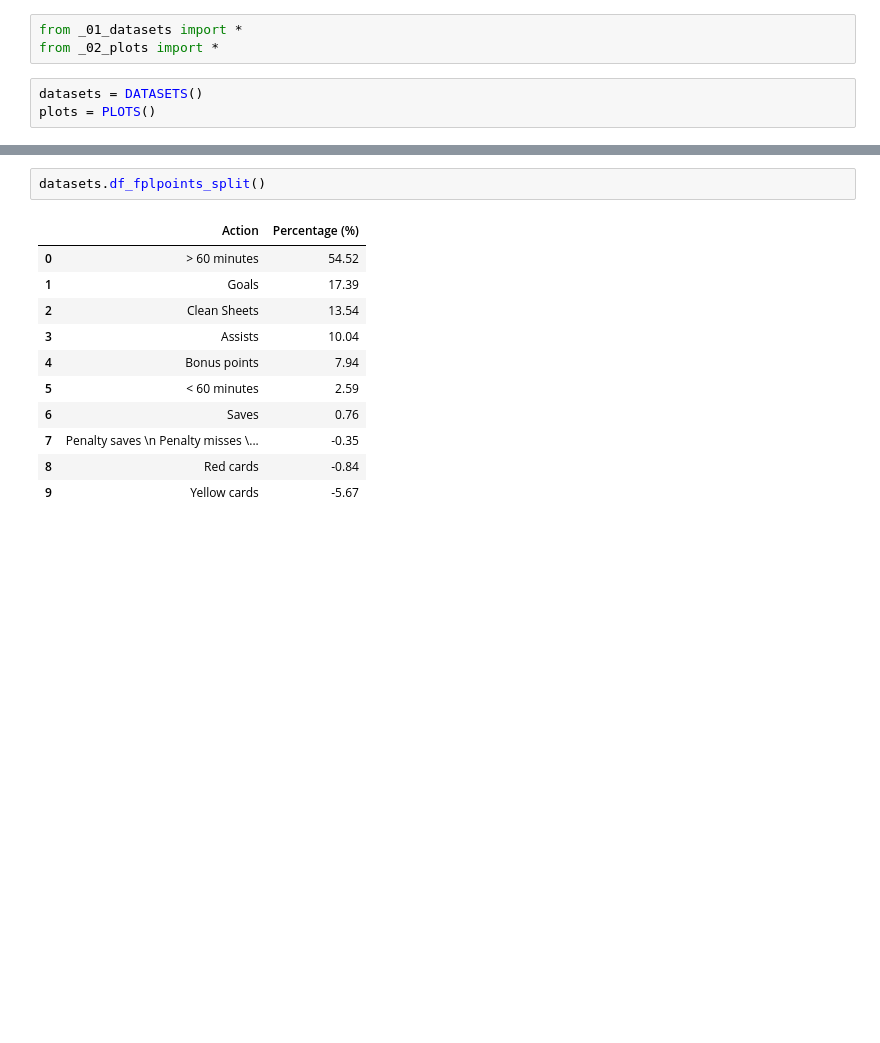
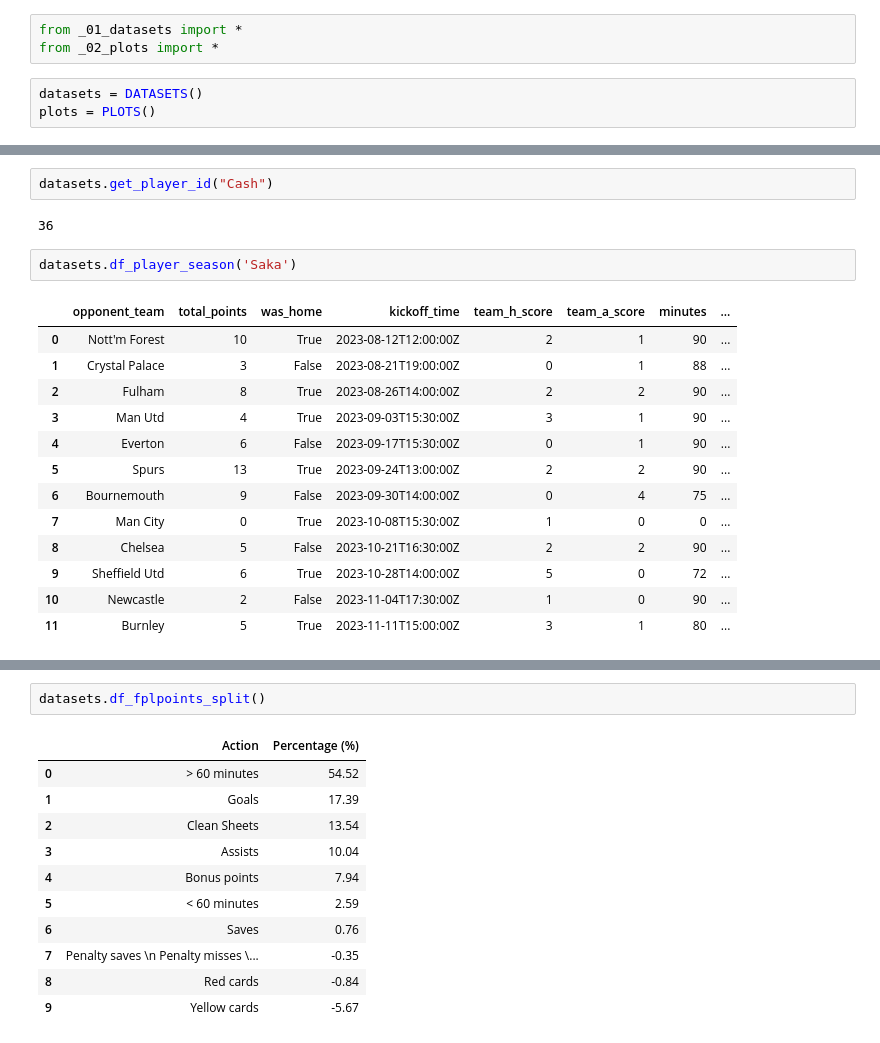
Before and after one commit to JedrzejSarna/fpl_analysis, a Jupyter notebook: _00_testing.ipynb, the cells around one changed output, grey strips where cells are left out. Saved outputs shown, nothing was run; the diff lists cells and outputs as text; blank space fills up the shorter version.

```diff
--- a/_00_testing.ipynb
+++ b/_00_testing.ipynb
@@ -62,0 +51,20 @@ datasets.teams_dataset
+# %%
+datasets.get_player_id("Cash")
+# %% [output]
+36
+# %%
+datasets.df_player_season('Saka')
+# %% [output]
+|  | opponent_team | total_points | was_home | kickoff_time | team_h_score | team_a_score | minutes | ... |
+| 0 | Nott'm Forest | 10 | True | 2023-08-12T12:00:00Z | 2 | 1 | 90 | ... |
+| 1 | Crystal Palace | 3 | False | 2023-08-21T19:00:00Z | 0 | 1 | 88 | ... |
+| 2 | Fulham | 8 | True | 2023-08-26T14:00:00Z | 2 | 2 | 90 | ... |
+| 3 | Man Utd | 4 | True | 2023-09-03T15:30:00Z | 3 | 1 | 90 | ... |
+| 4 | Everton | 6 | False | 2023-09-17T15:30:00Z | 0 | 1 | 90 | ... |
+| 5 | Spurs | 13 | True | 2023-09-24T13:00:00Z | 2 | 2 | 90 | ... |
+| 6 | Bournemouth | 9 | False | 2023-09-30T14:00:00Z | 0 | 4 | 75 | ... |
+| 7 | Man City | 0 | True | 2023-10-08T15:30:00Z | 1 | 0 | 0 | ... |
+| 8 | Chelsea | 5 | False | 2023-10-21T16:30:00Z | 2 | 2 | 90 | ... |
+| 9 | Sheffield Utd | 6 | True | 2023-10-28T14:00:00Z | 5 | 0 | 72 | ... |
+| 10 | Newcastle | 2 | False | 2023-11-04T17:30:00Z | 1 | 0 | 90 | ... |
+| 11 | Burnley | 5 | True | 2023-11-11T15:00:00Z | 3 | 1 | 80 | ... |
```
Also changed, not shown: parts of 9 cells of this notebook, 1 other file.
